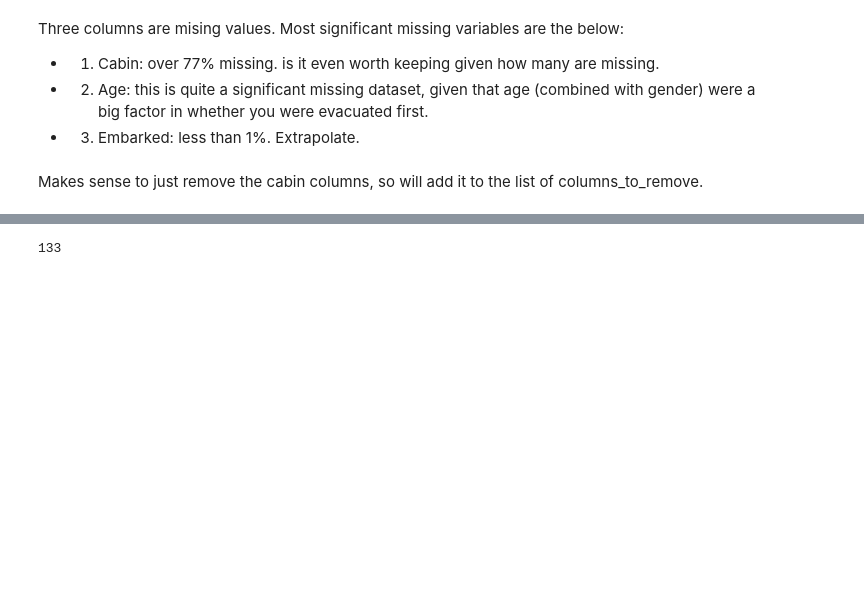
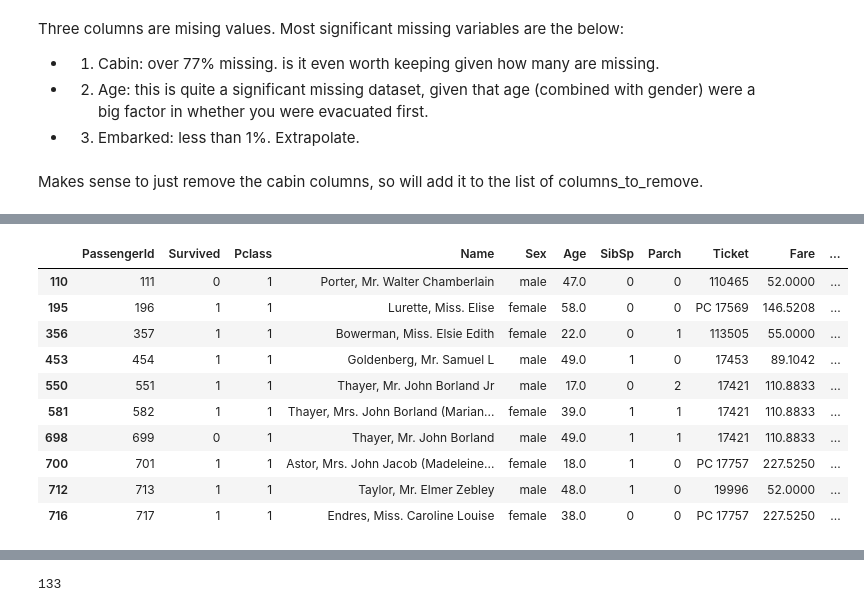
Before and after one commit to Mark-Barbaric/Kaggle, a Jupyter notebook: titanic/notebook.ipynb, the cells around one changed output, grey strips where cells are left out. Saved outputs shown, nothing was run; the diff lists cells and outputs as text; code cells hidden in the pictures; blank space fills up the shorter version.

```diff
--- a/titanic/notebook.ipynb
+++ b/titanic/notebook.ipynb
@@ -80,0 +150,15 @@ Will investigate the values of parch and sibsp to see if any trends can be deter
+# %%
+non_na_ticket=ticket.dropna()
+non_na_ticket
+# %% [output]
+|  | PassengerId | Survived | Pclass | Name | Sex | Age | SibSp | Parch | Ticket | Fare | ... |
+| 110 | 111 | 0 | 1 | Porter, Mr. Walter Chamberlain | male | 47.0 | 0 | 0 | 110465 | 52.0000 | ... |
+| 195 | 196 | 1 | 1 | Lurette, Miss. Elise | female | 58.0 | 0 | 0 | PC 17569 | 146.5208 | ... |
+| 356 | 357 | 1 | 1 | Bowerman, Miss. Elsie Edith | female | 22.0 | 0 | 1 | 113505 | 55.0000 | ... |
+| 453 | 454 | 1 | 1 | Goldenberg, Mr. Samuel L | male | 49.0 | 1 | 0 | 17453 | 89.1042 | ... |
+| 550 | 551 | 1 | 1 | Thayer, Mr. John Borland Jr | male | 17.0 | 0 | 2 | 17421 | 110.8833 | ... |
+| 581 | 582 | 1 | 1 | Thayer, Mrs. John Borland (Marian... | female | 39.0 | 1 | 1 | 17421 | 110.8833 | ... |
+| 698 | 699 | 0 | 1 | Thayer, Mr. John Borland | male | 49.0 | 1 | 1 | 17421 | 110.8833 | ... |
+| 700 | 701 | 1 | 1 | Astor, Mrs. John Jacob (Madeleine... | female | 18.0 | 1 | 0 | PC 17757 | 227.5250 | ... |
+| 712 | 713 | 1 | 1 | Taylor, Mr. Elmer Zebley | male | 48.0 | 1 | 0 | 19996 | 52.0000 | ... |
+| 716 | 717 | 1 | 1 | Endres, Miss. Caroline Louise | female | 38.0 | 0 | 0 | PC 17757 | 227.5250 | ... |
```
Also changed, not shown: parts of 12 cells of this notebook.
